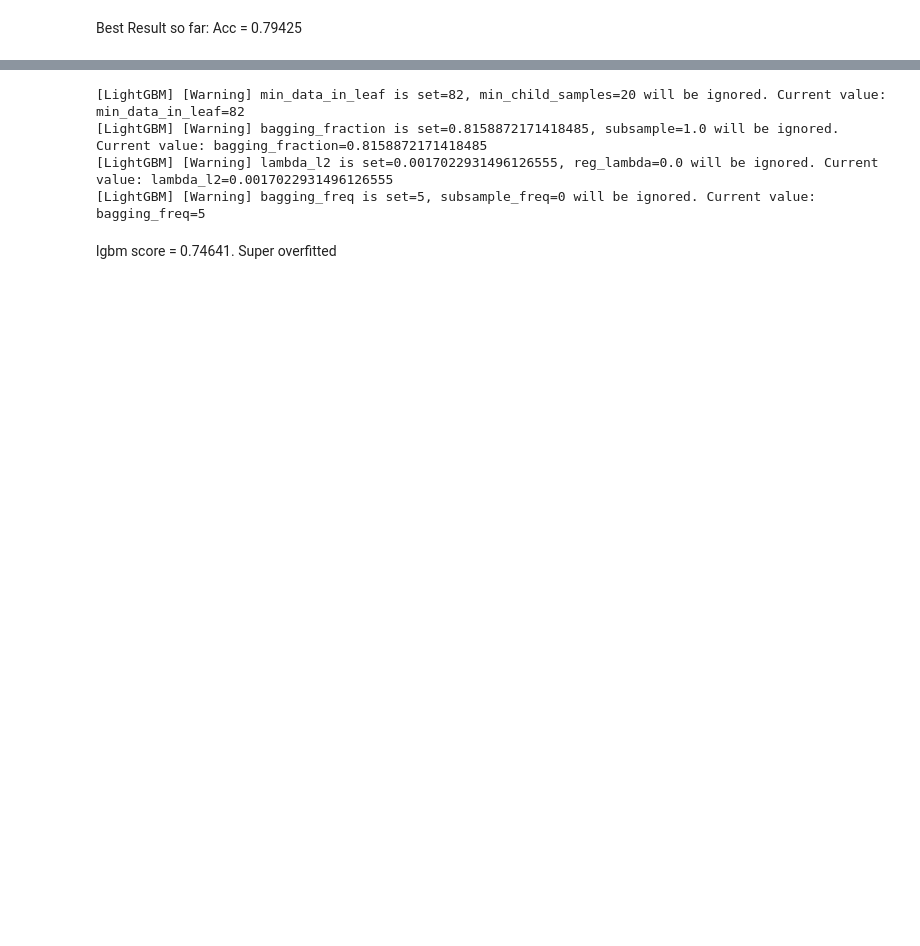
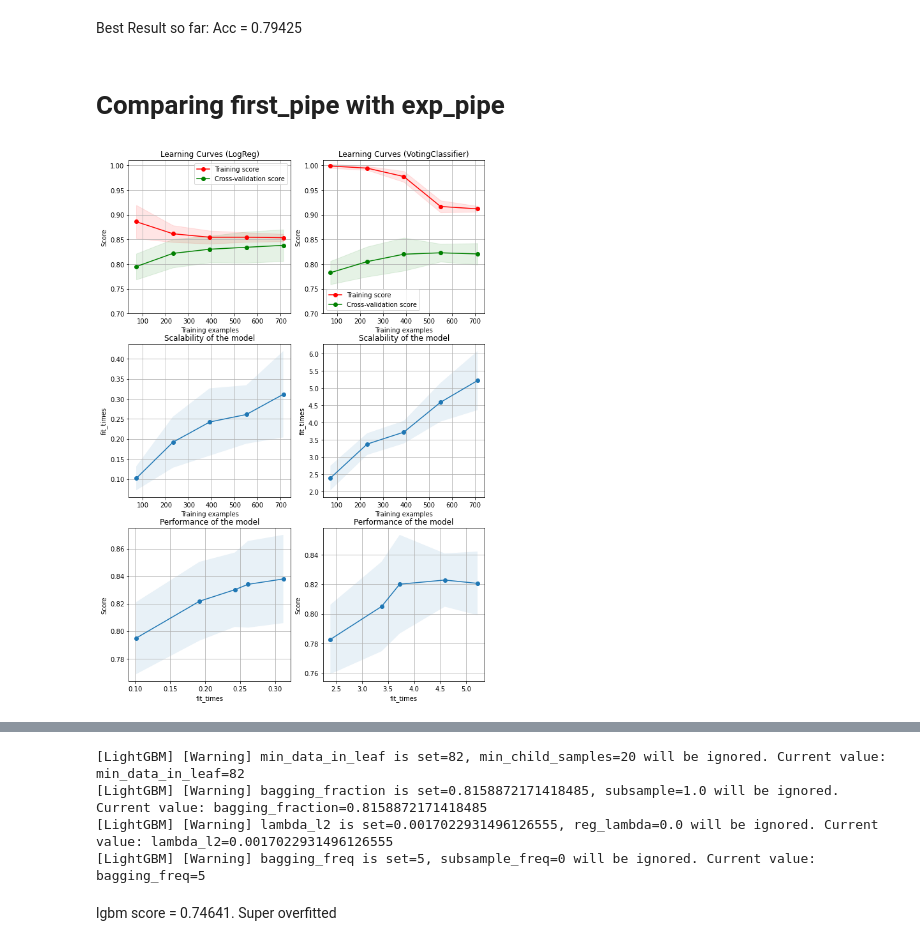
Before and after one commit to marcos-mansur/Kaggle_Titanic, a Jupyter notebook: Tico_notebook_pt2.ipynb, the cells around one changed output, grey strips where cells are left out. Drawn from its saved outputs; the diff is of its cells as text; code cells hidden in the pictures; blank space fills up the shorter version.

Commit message:
Comparing learning curves

```diff
--- a/Tico_notebook_pt2.ipynb
+++ b/Tico_notebook_pt2.ipynb
@@ -961,0 +1017,2 @@ sub1.to_csv('Predições/Experiments_nb/sub7.csv',header=True, index=False)
+# %%
+x_first = first_pipe.fit_transform(x)
@@ -1040,7 +1087,7 @@ Pipeline(steps=[('Impute missing values',
-# %%
-exp_pipe.fit(x,y)
-pred = exp_pipe.predict(df_pred)
-data = {'PassengerId': df_pred.index,
-             'Survived': pred}
-sub1 = pd.DataFrame(data)
-sub1.to_csv('Predições/Experiments_nb/sub13.csv',header=True, index=False)
+# %%
+cv = ShuffleSplit(n_splits=5, test_size=0.2, random_state=0)
+
+title = "Learning Curves (Voting EXP1)"
+estimator = vt
+plot_learning_curve(estimator, title, x_exp, y, ylim=(0.7, 1.01),
+                    cv=cv, n_jobs=-1
@@ -1047,2 +1101,28 @@ sub1.to_csv('Predições/Experiments_nb/sub13.csv',header=True, index=False)
 # %% [markdown]
 Best Result so far: Acc = 0.79425
+# %%
+x_exp = exp_pipe.fit_transform(x)
+# %% [markdown]
+# Comparing first_pipe with exp_pipe
+# %%
+fig, axes = plt.subplots(3, 2, figsize=(10, 15))
+
+
+title = "Learning Curves (LogReg)"
+# Cross validation with 100 iterations to get smoother mean test and train
+# score curves, each time with 20% data randomly selected as a validation set.
+cv = ShuffleSplit(n_splits=10, test_size=0.2, random_state=0)
+
+estimator = LogisticRegression(random_state=0)
+plot_learning_curve(estimator, title, x_first, y, axes=axes[:, 0], ylim=(0.7, 1.01),
+                    cv=cv, n_jobs=-1)
+
+title = "Learning Curves (VotingClassifier)"
+cv = ShuffleSplit(n_splits=10, test_size=0.2, random_state=0)
+estimator = vt
+plot_learning_curve(estimator, title, x_exp, y, axes=axes[:, 1], ylim=(0.7, 1.01),
+                    cv=cv, n_jobs=-1)
+
+plt.show()
+# %% [output]
+[figure, added]
```
Also changed, not shown: parts of 34 cells of this notebook.
